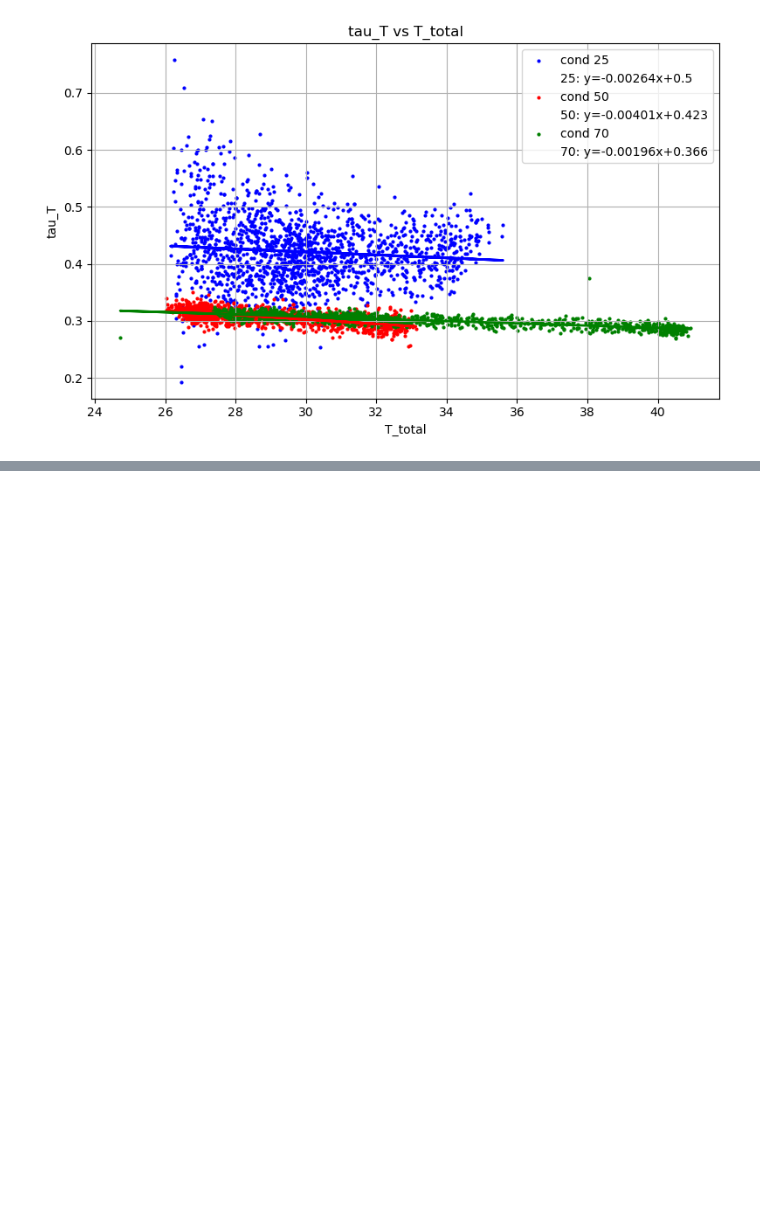
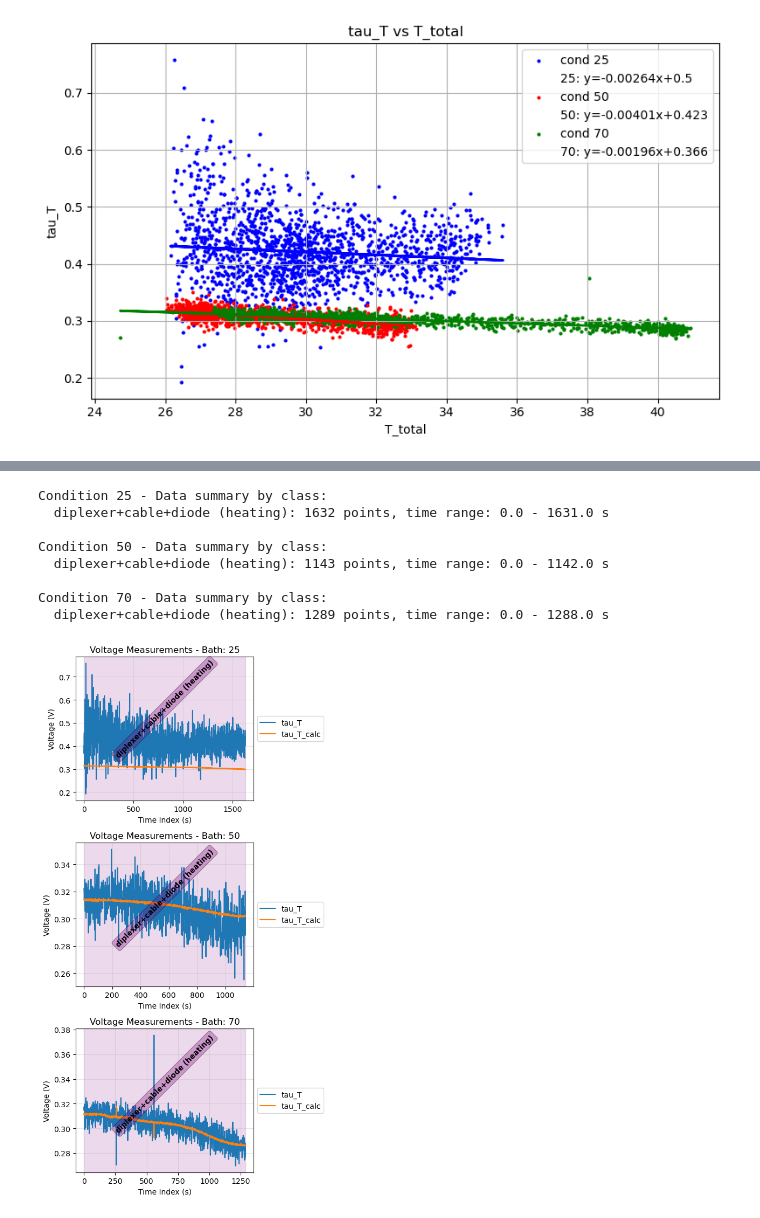
Before and after one commit to Manuel-Hepta/Calibration, a Jupyter notebook: calibration cable heating /calibration_cable_heating.ipynb, the cells around one changed output, grey strips where cells are left out. Cells and saved outputs as stored; diff of their text form; code cells hidden in the pictures; blank space fills up the shorter version.

```diff
--- a/calibration cable heating /calibration_cable_heating.ipynb
+++ b/calibration cable heating /calibration_cable_heating.ipynb
@@ -554,0 +622,32 @@ plt.show()
+# %%
+class_order = ["diplexer+cable+diode (heating)"]
+class_colors = {
+    'diplexer': 'blue',
+    'diplexer+diode': 'green',
+    'diplexer+cable+diode': 'red',
+    'diplexer+cable+diode (heating)': 'purple'
+}
+variables = ['tau_T', 'tau_T_calc']
+plot_all_conditions(
+    data_heating,
+    variables,
+    labels,
+    class_order,
+    class_colors,
+    gap_duration=20,
+    cooling_flag_col='cooling_flag_2',
+    time_index_col='time_index_2',
+    yscale=1,
+    title_prefix="Voltage Measurements - Bath: ",
+    ylabel="Voltage (V)"
+)
+# %% [output]
+Condition 25 - Data summary by class:
+  diplexer+cable+diode (heating): 1632 points, time range: 0.0 - 1631.0 s
+
+Condition 50 - Data summary by class:
+  diplexer+cable+diode (heating): 1143 points, time range: 0.0 - 1142.0 s
+
+Condition 70 - Data summary by class:
+  diplexer+cable+diode (heating): 1289 points, time range: 0.0 - 1288.0 s
+[figure, added]
```
Also changed, not shown: parts of 5 cells of this notebook.
